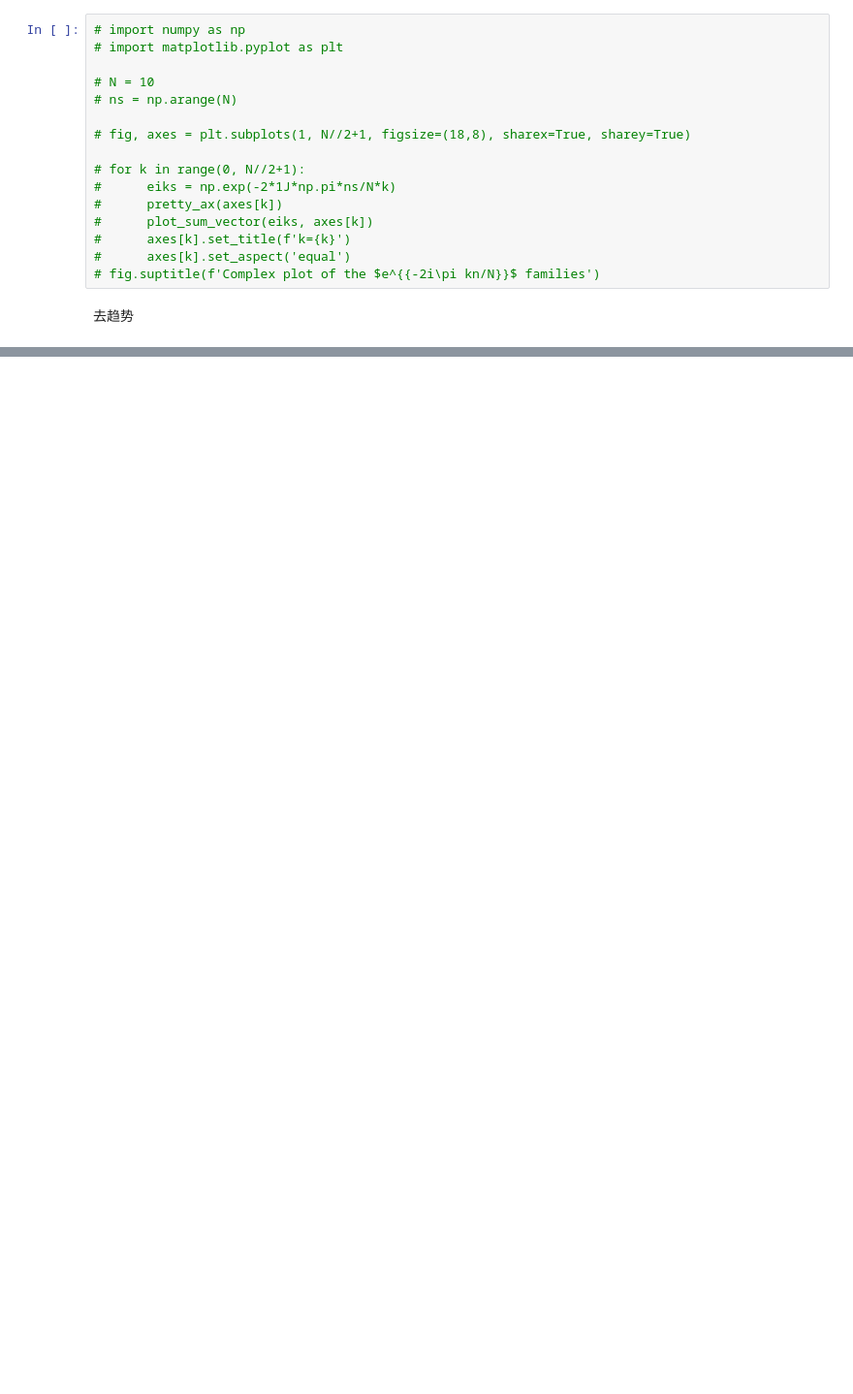
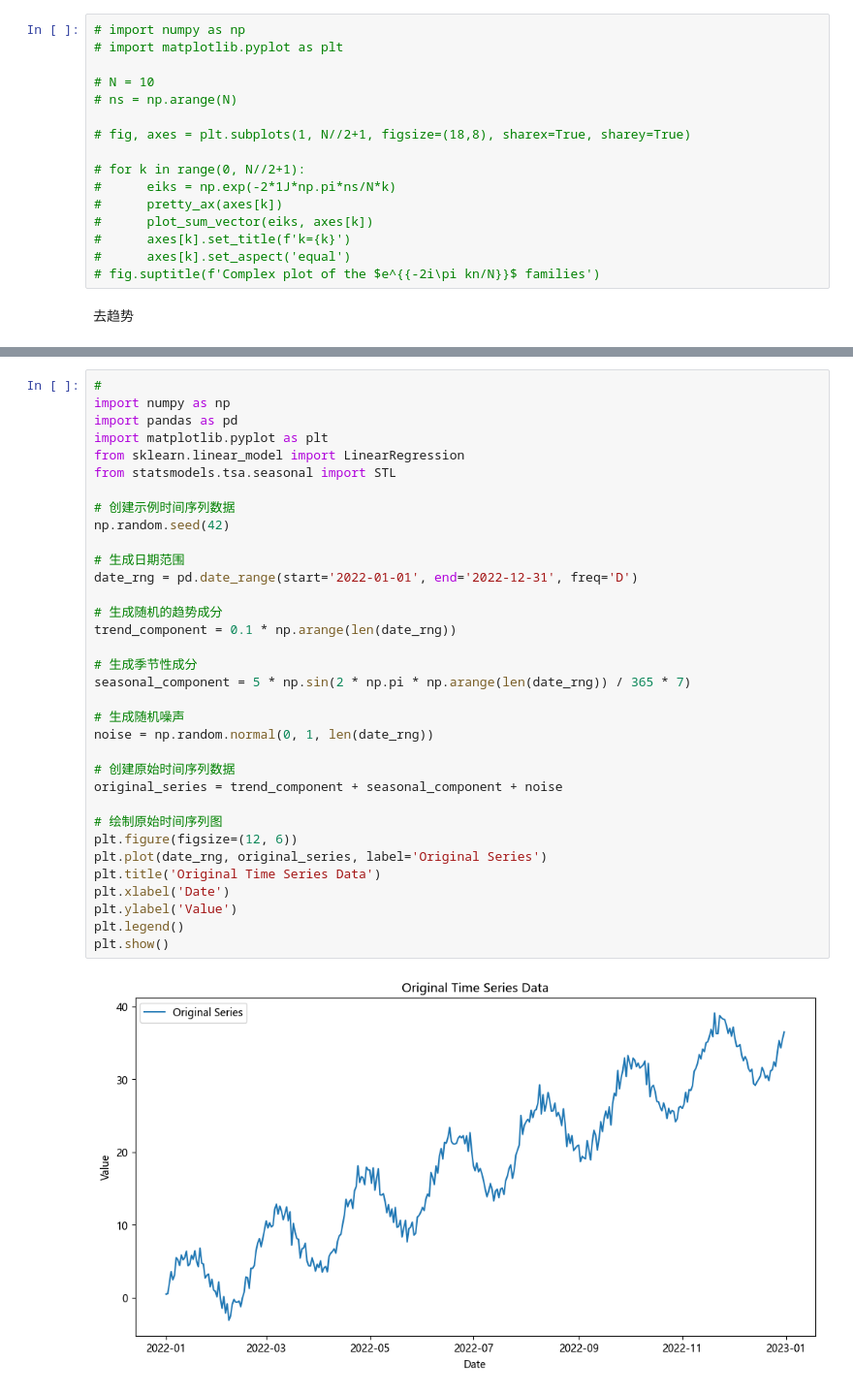
Before and after one commit to lomvix/time-series-study, a Jupyter notebook: Detrending.ipynb, the cells around one changed output, grey strips where cells are left out. Shown at 97% size. Cells and saved outputs as stored; diff of their text form; blank space fills up the shorter version.

```diff
--- a/Detrending.ipynb
+++ b/Detrending.ipynb
@@ -200,0 +274,36 @@ plt.show()
+# %%
+#
+import numpy as np
+import pandas as pd
+import matplotlib.pyplot as plt
+from sklearn.linear_model import LinearRegression
+from statsmodels.tsa.seasonal import STL
+
+# 创建示例时间序列数据
+np.random.seed(42)
+
+# 生成日期范围
+date_rng = pd.date_range(start='2022-01-01', end='2022-12-31', freq='D')
+
+# 生成随机的趋势成分
+trend_component = 0.1 * np.arange(len(date_rng))
+
+# 生成季节性成分
+seasonal_component = 5 * np.sin(2 * np.pi * np.arange(len(date_rng)) / 365 * 7)
+
+# 生成随机噪声
+noise = np.random.normal(0, 1, len(date_rng))
+
+# 创建原始时间序列数据
+original_series = trend_component + seasonal_component + noise
+
+# 绘制原始时间序列图
+plt.figure(figsize=(12, 6))
+plt.plot(date_rng, original_series, label='Original Series')
+plt.title('Original Time Series Data')
+plt.xlabel('Date')
+plt.ylabel('Value')
+plt.legend()
+plt.show()
+# %% [output]
+[figure, added]
```
Also changed, not shown: parts of 25 cells of this notebook, 6 other files.
